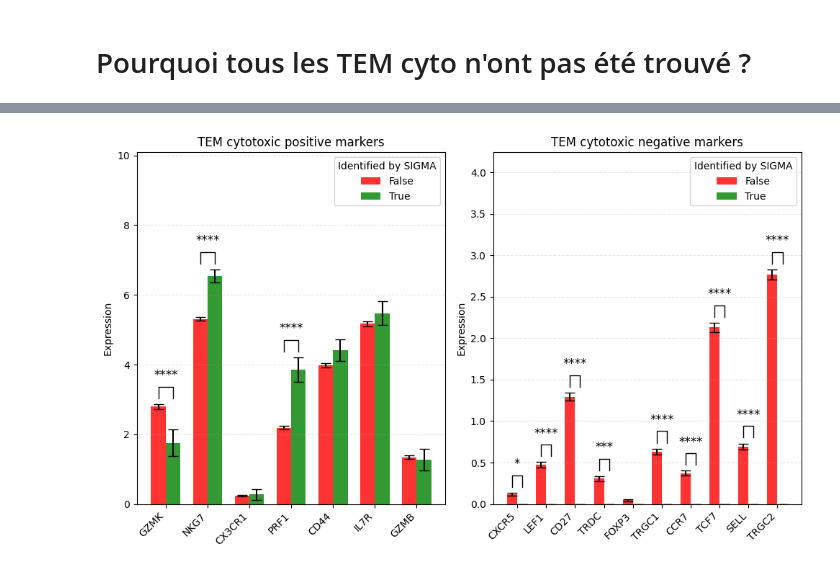
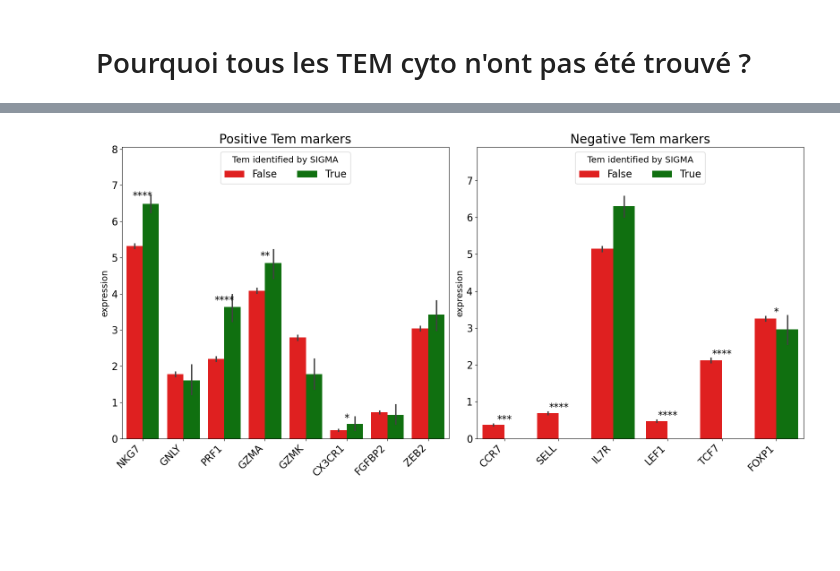
Before and after one commit to Guitout31415/SIGMA, a Jupyter notebook: notebooks/compare_dominguez_sigma.ipynb, the cells around one changed output, grey strips where cells are left out. Saved outputs shown, nothing was run; the diff lists cells and outputs as text; code cells hidden in the pictures; blank space fills up the shorter version.

```diff
--- a/notebooks/compare_dominguez_sigma.ipynb
+++ b/notebooks/compare_dominguez_sigma.ipynb
@@ -150,5 +35,6 @@ FileNotFoundError: [Errno 2] Unable to synchronously open file (unable to open f
 # %%
 adata_sumry = ad.AnnData(adata_author.X)
+adata_sumry.obs_names = adata_author.obs_names
 
 # Add var table
 adata_sumry.var_names = adata_author.var_names
@@ -170,7 +56,8 @@ adata_sumry.obs["assay"] = adata_author.obs["Chemistry"]
 adata_sumry.obs["celltype"] = adata_author.obs["Predicted_labels_CellTypist"]
 
 adata_sumry.obs["score"] = 0.0
-adata_sumry.obs.loc[adata_sigma.obs_names, "score"] = adata_sigma.obs["score"].values
+common_idx = adata_sigma.obs_names.intersection(adata_sumry.obs_names)
+adata_sumry.obs.loc[common_idx, "score"] = adata_sigma.obs.loc[common_idx, "score"].values
 
 proba_cols = [col for col in adata_sigma.obs.columns if col.startswith("proba_")]
 for prob in proba_cols:
@@ -370,7 +250,7 @@ if ax.get_legend() is not None:
     ax.get_legend().remove()
 
 ax.set_ylabel('Proportion of Tem cytotoxic cells')
-ax.set_ylim(0, organ_counts['proportion'].max()+0.01 if organ_counts['proportion'].max() > 0 else 1)
+ax.set_ylim(0, organ_counts['proportion'].max()+0.03 if organ_counts['proportion'].max() > 0 else 1)
 plt.grid(axis='y', linestyle='--')
 plt.title("Proportion of SIGMA-identified Tem cytotoxic lymphocytes by organ")
 
@@ -380,7 +260,7 @@ for p in ax.patches:
     if np.isfinite(height):
         label = f'{height:.2%}'
         ax.text(
-            p.get_x() + p.get_width() / 2.,
+            p.get_x() + p.get_width(),
             height + 0.001 if height > 0 else 0.01,
             label,
             ha='center',
@@ -397,4 +277,12 @@ plt.show()
 # Pourquoi tous les TEM cyto n'ont pas été trouvé ?
 # %%
 tem_author = adata_sumry[adata_sumry.obs["celltype"] == "Tem/Effector cytotoxic T cells"]
-tem_author
+
+tem_df = tem_author.to_df()
+tem_df["identified"] = tem_author.obs["Identified by SIGMA"].values
+
+tem_df_melt = tem_df.melt(
+    id_vars="identified",
+    var_name="gene",
+    value_name="expression"
+)
@@ -407,14 +289,64 @@ View of AnnData object with n_obs × n_vars = 9749 × 36601
 # %%
-positive_mark = ['GZMK', 'NKG7', 'CX3CR1', 'PRF1', 'CD44', 'IL7R', 'GZMB']
-negative_mark = ['CXCR5', 'LEF1', 'CD27', 'TRDC', 'FOXP3', 'TRGC1', 'CCR7', 'TCF7', 'SELL', 'TRGC2']
+positive_mark = ["NKG7", "GNLY", "PRF1", "GZMA", "GZMK", "CX3CR1", "FGFBP2", "ZEB2"]
+negative_mark = ["CCR7", "SELL", "IL7R", "LEF1", "TCF7", "FOXP1"]
 
-fig, ax = plt.subplots(1,2, figsize=(10, 6))
+fig, ax = plt.subplots(1,2,figsize=(16, 8))
+ax = ax.flatten()
+cpt = 0
 
-plot_gene_expression_summary(tem_author, positive_mark, "Identified by SIGMA", "TEM cytotoxic positive markers", ax=ax[0])
-plot_gene_expression_summary(tem_author, negative_mark, "Identified by SIGMA", "TEM cytotoxic negative markers", ax=ax[1])
+for gene_chosen in {"Positive Tem markers":positive_mark, "Negative Tem markers":negative_mark}.items():
+
+    df = tem_df_melt.loc[tem_df_melt["gene"].isin(gene_chosen[1]), ["gene", "identified", "expression"]].copy()
+    df = df.dropna(subset=["expression"]).copy()
+    df["identified"] = df["identified"].eq("True")
+
+    mannwhit_res = {}
+    for gene, sub in df.groupby("gene", sort=False):
+        no_ident = sub.loc[~sub["identified"], "expression"].to_numpy()
+        ident = sub.loc[sub["identified"],  "expression"].to_numpy()
+        U, p = mannwhitneyu(no_ident, ident, alternative="less" if gene_chosen[0] == "Positive Tem markers" else "greater")
+        mannwhit_res[gene] = (U, p)
+
+    mannwhit_df = (
+        pd.DataFrame.from_dict(mannwhit_res, orient="index", columns=["U_stat", "p_value"])
+        .rename_axis("gene").reset_index()
+        )
+    mannwhit_df["p_value_adj"] = multipletests(mannwhit_df["p_value"], method="fdr_bh")[1]
+
+    plot_df = df.assign(identified=df["identified"].map({False: "False", True: "True"}))
+
+    sns.barplot(data=plot_df,
+        x="gene", y="expression", hue="identified",
+        order=gene_chosen[1], ax=ax[cpt],
+        palette={"False": "red", "True": "green"},
+    )
+
+    bar_top = plot_df.groupby(["gene", "identified"])["expression"].mean().groupby("gene").max()
+
+    for i, gene in enumerate(gene_chosen[1]):
+        pval = mannwhit_df.loc[mannwhit_df["gene"] == gene,"p_value_adj"].values
+
+        y0 = float(bar_top.loc[gene])
+        pad = 0.01 * y0
+
+        ax[cpt].text(
+            i, y0 + pad,
+            p_to_star(pval),
+            ha="center", va="bottom", fontsize=16
+        )
+
+    ax[cpt].set_ylim(0, ax[cpt].get_ylim()[1]+1)
+    ax[cpt].set_xlabel(None)
+    ax[cpt].yaxis.label.set_size(14)
+    ax[cpt].set_title(f"{gene_chosen[0]}", fontsize=20)
+    ax[cpt].set_yticklabels(ax[cpt].get_yticklabels(), fontsize=16)
+    ax[cpt].set_xticklabels(ax[cpt].get_xticklabels(), rotation=45, ha="right", fontsize=16)
+    ax[cpt].legend(title="Tem identified by SIGMA",
+                   loc="upper center", ncol=2, fontsize=16, title_fontsize=14)
+    cpt += 1
 
 plt.tight_layout()
-plt.savefig("figures/dominguez_TemMarkers.svg", dpi=300, bbox_inches="tight")
+fig.savefig("figures/fortmann_LineageExpression.svg", bbox_inches="tight", dpi=500)
 plt.show()
 # %% [output]
-[figure, old version]
+[figure, new version]
```
Also changed, not shown: parts of 12 cells of this notebook, 11 other files.
